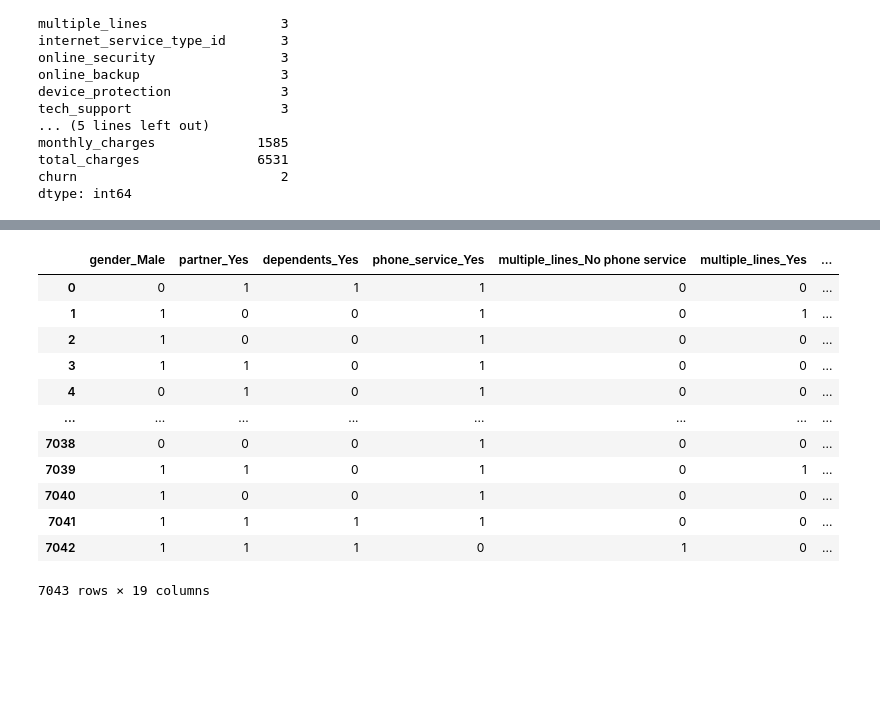
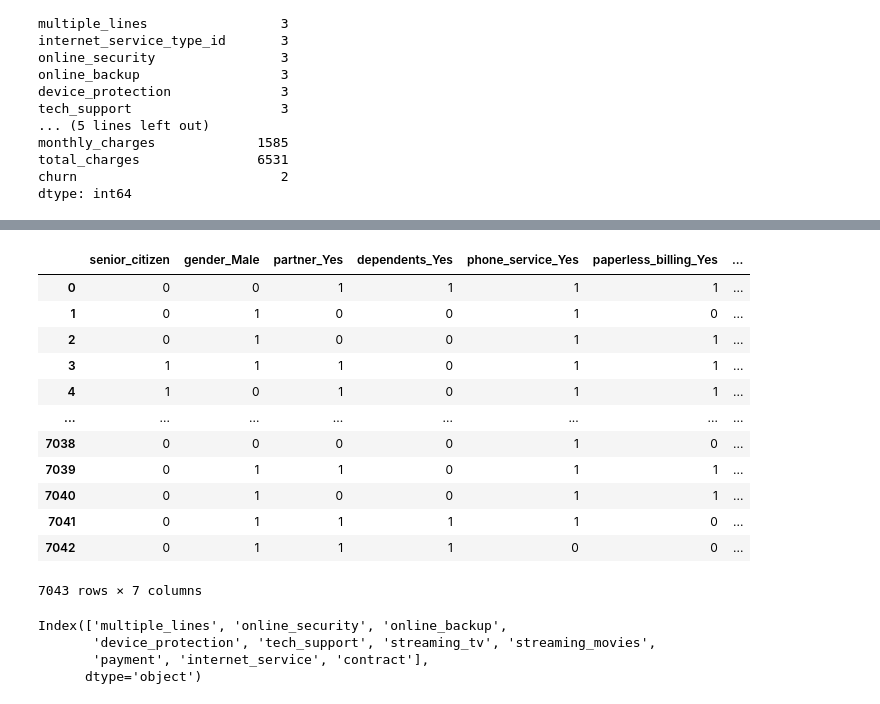
Before and after one commit to joshuamchavez2/classification-exercises, a Jupyter notebook: Classification Project.ipynb, the cells around one changed output, grey strips where cells are left out. Saved outputs shown, nothing was run; the diff lists cells and outputs as text; code cells hidden in the pictures; blank space fills up the shorter version.

```diff
--- a/Classification Project.ipynb
+++ b/Classification Project.ipynb
@@ -95,0 +119,3 @@ dtype: int64
+# %%
+internet = df.internet_service_type_id.map({1: 'DSL', 2: 'Fiber optic', 3:'None'})
+df = pd.concat([df, internet.rename("internet_service")], axis = 1)
@@ -95,0 +126,5 @@ dtype: int64
+# %%
+contract = df.contract_type_id .map({1: 'Month-to-month', 2: 'One year', 3:'Two year'})
+df = pd.concat([df, contract.rename("contract")], axis = 1)
+# %%
+df = df.drop(columns=['payment_type_id','contract_type_id', 'internet_service_type_id'])
@@ -119,18 +145,27 @@ churn: Index(['No', 'Yes'], dtype='object')
 # %%
-df_dummy = pd.get_dummies(df[['gender', 'partner', 'dependents', 'phone_service', 'multiple_lines', 'online_security', 'online_backup', 'device_protection', 'tech_support', 'streaming_tv', 'streaming_movies', 'paperless_billing'  ]], drop_first=[True, True, True, True, True, True, True, True, True, True, True, True])
+boolean_dummy = pd.get_dummies(df[['gender', 'senior_citizen', 'partner', 'dependents', 'phone_service',
+       'paperless_billing', 'churn']], drop_first=[True, True, True, True, True, True, True])
 # %%
-df_dummy
+boolean_dummy
 # %% [output]
-|  | gender_Male | partner_Yes | dependents_Yes | phone_service_Yes | multiple_lines_No phone service | multiple_lines_Yes | ... |
-| 0 | 0 | 1 | 1 | 1 | 0 | 0 | ... |
-| 1 | 1 | 0 | 0 | 1 | 0 | 1 | ... |
-| 2 | 1 | 0 | 0 | 1 | 0 | 0 | ... |
-| 3 | 1 | 1 | 0 | 1 | 0 | 0 | ... |
-| 4 | 0 | 1 | 0 | 1 | 0 | 0 | ... |
+|  | senior_citizen | gender_Male | partner_Yes | dependents_Yes | phone_service_Yes | paperless_billing_Yes | ... |
+| 0 | 0 | 0 | 1 | 1 | 1 | 1 | ... |
+| 1 | 0 | 1 | 0 | 0 | 1 | 0 | ... |
+| 2 | 0 | 1 | 0 | 0 | 1 | 1 | ... |
+| 3 | 1 | 1 | 1 | 0 | 1 | 1 | ... |
+| 4 | 1 | 0 | 1 | 0 | 1 | 1 | ... |
 | ... | ... | ... | ... | ... | ... | ... | ... |
-| 7038 | 0 | 0 | 0 | 1 | 0 | 0 | ... |
-| 7039 | 1 | 1 | 0 | 1 | 0 | 1 | ... |
-| 7040 | 1 | 0 | 0 | 1 | 0 | 0 | ... |
-| 7041 | 1 | 1 | 1 | 1 | 0 | 0 | ... |
-| 7042 | 1 | 1 | 1 | 0 | 1 | 0 | ... |
+| 7038 | 0 | 0 | 0 | 0 | 1 | 0 | ... |
+| 7039 | 0 | 1 | 1 | 0 | 1 | 1 | ... |
+| 7040 | 0 | 1 | 0 | 0 | 1 | 1 | ... |
+| 7041 | 0 | 1 | 1 | 1 | 1 | 0 | ... |
+| 7042 | 0 | 1 | 1 | 1 | 0 | 0 | ... |
-7043 rows × 19 columns
+7043 rows × 7 columns
+# %%
+categ = df.nunique()[(df.nunique() > 2) & (df.nunique() < 5)].index
+categ
+# %% [output]
+Index(['multiple_lines', 'online_security', 'online_backup',
+       'device_protection', 'tech_support', 'streaming_tv', 'streaming_movies',
+       'payment', 'internet_service', 'contract'],
+      dtype='object')
```
Also changed, not shown: parts of 28 cells of this notebook, 4 other files.
